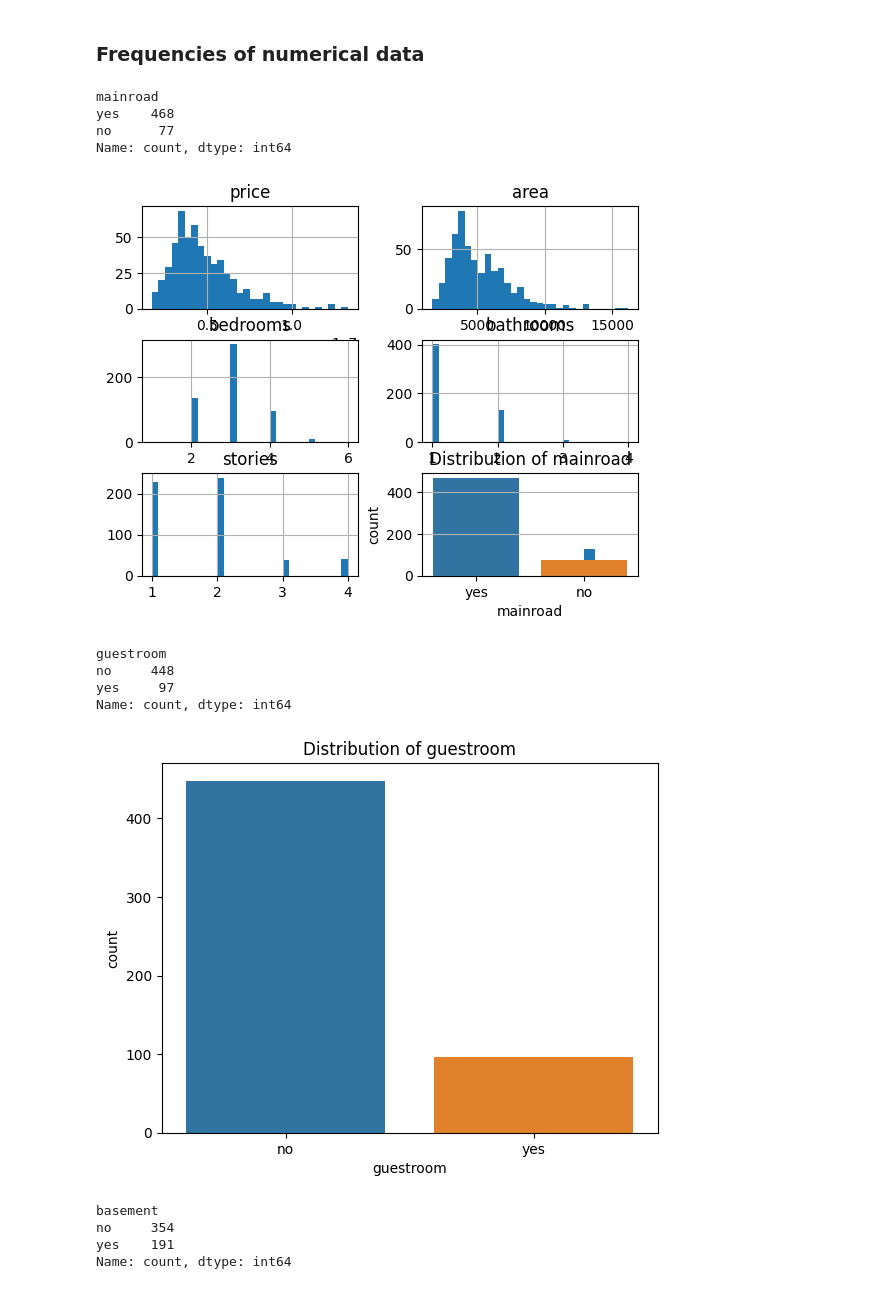
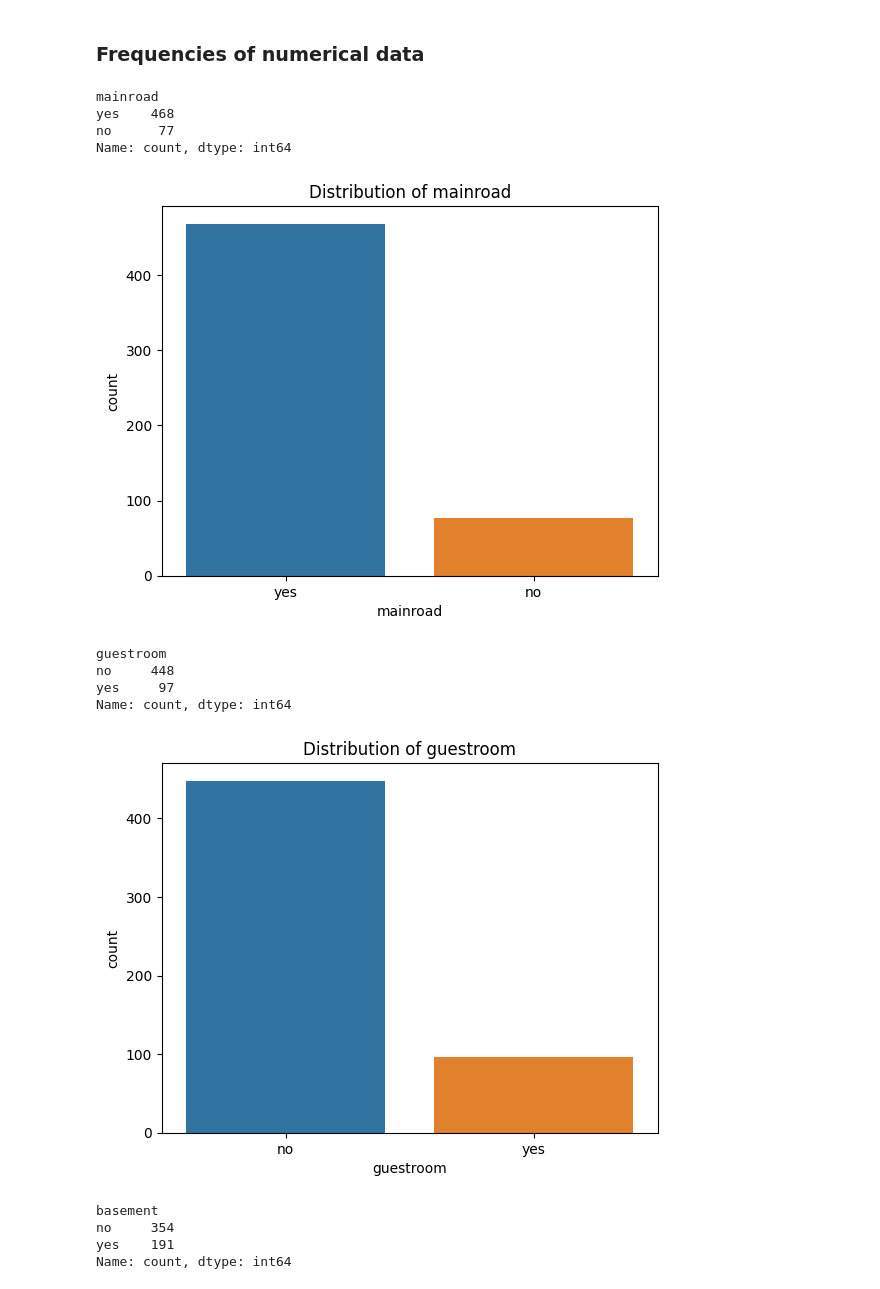
Before and after one commit to Bshell13/shellenberger_capstone, a Jupyter notebook: data_cleaning.ipynb, the cells around one changed output. Drawn from its saved outputs; the diff is of its cells as text; code cells hidden in the pictures.

```diff
--- a/data_cleaning.ipynb
+++ b/data_cleaning.ipynb
@@ -83,26 +63,25 @@ max      3.000000
 ### Frequencies of numerical data
 # %%
 # Frequency chart for numerical data
-# No outliers detected
-kaggle_ml.hist(bins=30)
+# kaggle_ml.hist(bins=30)
 
 # Frequency chart for categorical data
-# Using this to determine variables for regression
+# # Using this to determine variables for regression
 for col in kaggle_ml.select_dtypes(include=['object', 'category']).columns:
     print(kaggle_ml[col].value_counts())
     # Display count chart
     sns.countplot(data=kaggle_ml, x=col, hue=col)
     plt.title(f'Distribution of {col}')
     plt.show()
 
 # Variables to use
 # Bedrooms, Bathrooms, Stories, Basement, Air Conditioning, Furnishing
 # %% [output]
 mainroad
 yes    468
 no      77
 Name: count, dtype: int64
-[figure, old version]
+[figure, new version]
 guestroom
 no     448
 yes     97
```
Also changed, not shown: parts of 3 cells of this notebook.
